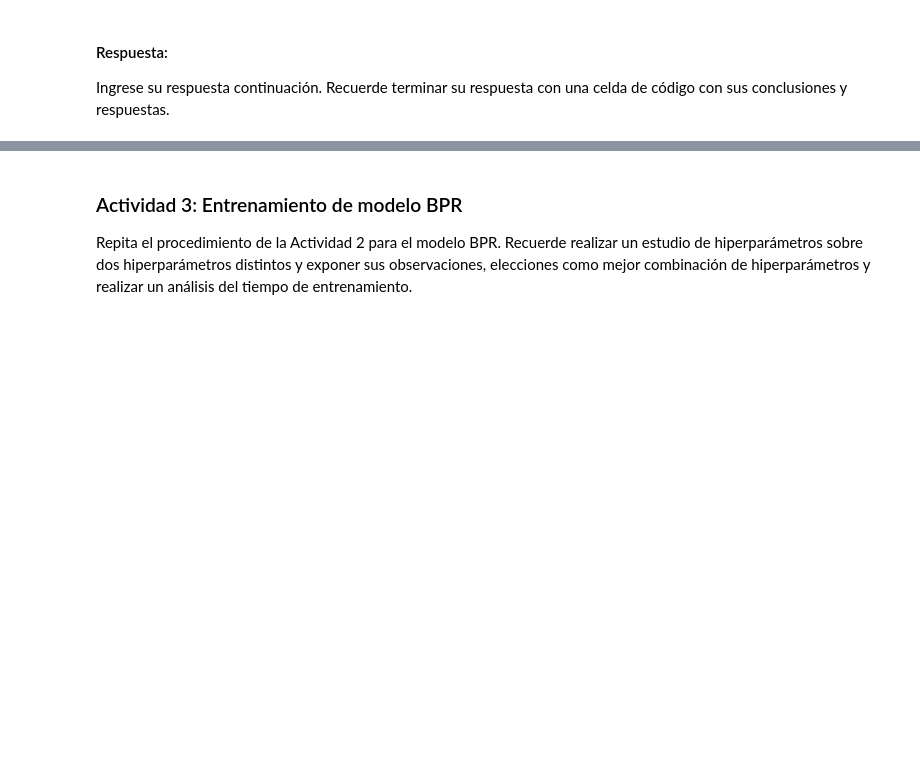
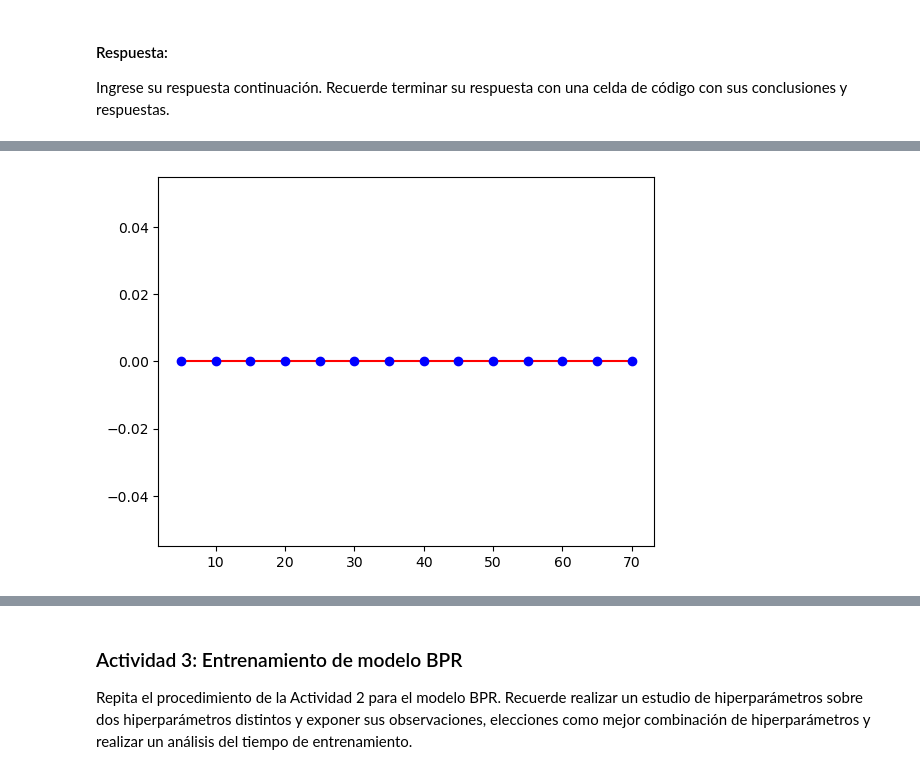
Before and after one commit to igmendozac/Sistemas_Recomendadores, a Jupyter notebook: Notebooks/Tarea_2{Ivan}_{Mendoza}_{Kevin}_{Castañeda}.ipynb, the cells around one changed output, grey strips where cells are left out. Drawn from its saved outputs; the diff is of its cells as text; code cells hidden in the pictures; blank space fills up the shorter version.

```diff
--- a/Notebooks/Tarea_2{Ivan}_{Mendoza}_{Kevin}_{Castañeda}.ipynb
+++ b/Notebooks/Tarea_2{Ivan}_{Mendoza}_{Kevin}_{Castañeda}.ipynb
@@ -226,0 +319,6 @@ Ingrese su respuesta continuación. Recuerde terminar su respuesta con una celda
+# %%
+plt.plot(factores, map_f, 'r-')
+plt.plot(factores, map_f, 'bo')
+plt.show()
+# %% [output]
+[figure, added]
```
Also changed, not shown: parts of 7 cells of this notebook, 2 other files.
